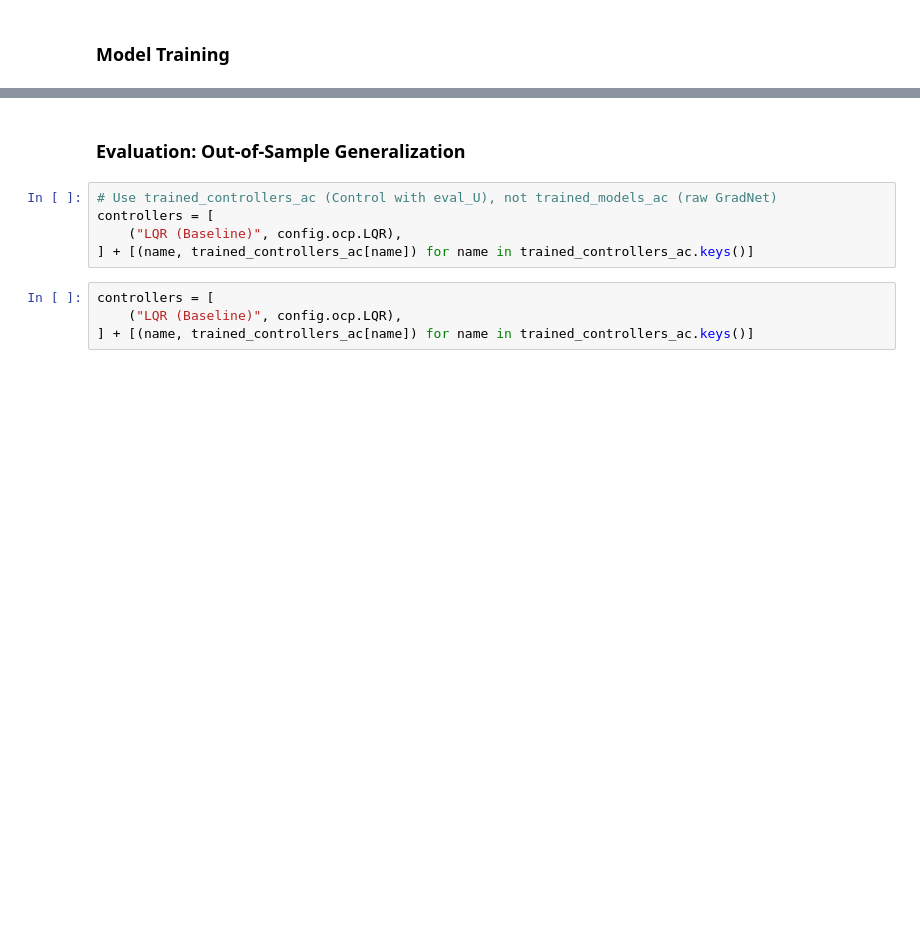
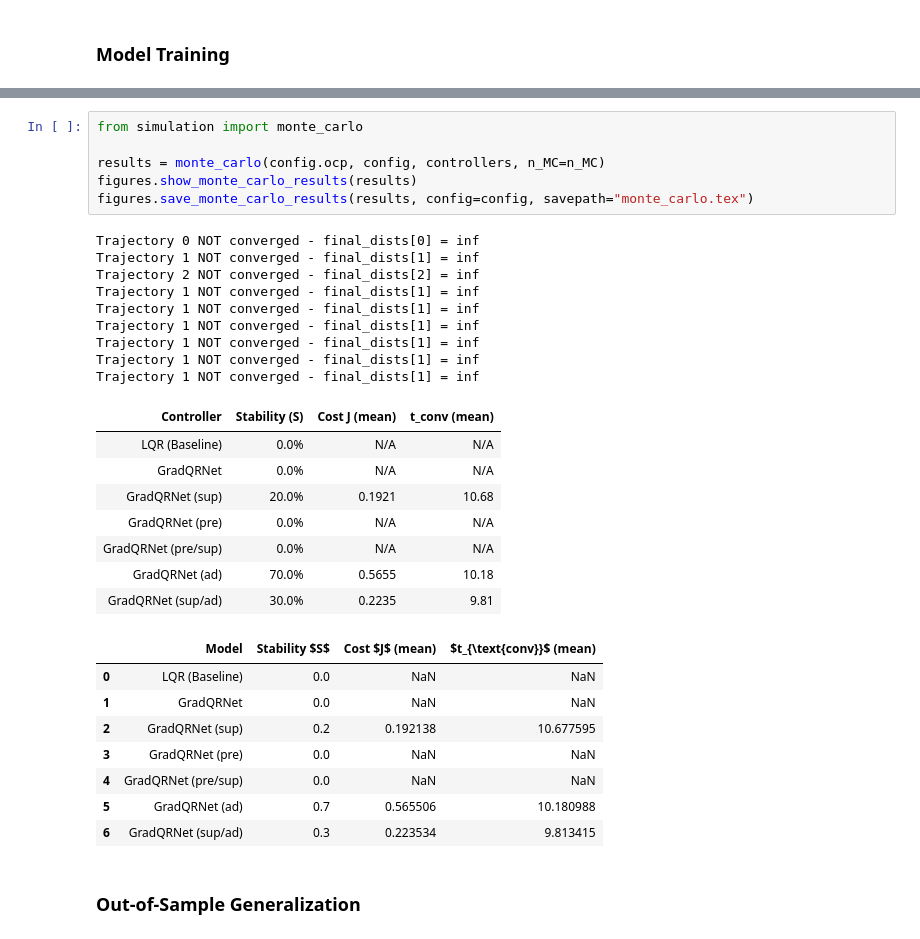
Before and after one commit to flosoellner/AdHoc, a Jupyter notebook: experiments/allen_cahn.ipynb, the cells around one changed output, grey strips where cells are left out. Saved outputs shown, nothing was run; the diff lists cells and outputs as text; blank space fills up the shorter version.

```diff
--- a/experiments/allen_cahn.ipynb
+++ b/experiments/allen_cahn.ipynb
@@ -125,11 +145,34 @@ Training: GradQRNet (sup/ad)
+# %%
+from simulation import monte_carlo
+
+results = monte_carlo(config.ocp, config, controllers, n_MC=n_MC)
+figures.show_monte_carlo_results(results)
+figures.save_monte_carlo_results(results, config=config, savepath="monte_carlo.tex")
+# %% [output]
+Trajectory 0 NOT converged - final_dists[0] = inf
+Trajectory 1 NOT converged - final_dists[1] = inf
+Trajectory 2 NOT converged - final_dists[2] = inf
+Trajectory 1 NOT converged - final_dists[1] = inf
+Trajectory 1 NOT converged - final_dists[1] = inf
+Trajectory 1 NOT converged - final_dists[1] = inf
+Trajectory 1 NOT converged - final_dists[1] = inf
+Trajectory 1 NOT converged - final_dists[1] = inf
+Trajectory 1 NOT converged - final_dists[1] = inf
+| Controller | Stability (S) | Cost J (mean) | t_conv (mean) |
+| LQR (Baseline) | 0.0% | N/A | N/A |
+| GradQRNet | 0.0% | N/A | N/A |
+| GradQRNet (sup) | 20.0% | 0.1921 | 10.68 |
+| GradQRNet (pre) | 0.0% | N/A | N/A |
+| GradQRNet (pre/sup) | 0.0% | N/A | N/A |
+| GradQRNet (ad) | 70.0% | 0.5655 | 10.18 |
+| GradQRNet (sup/ad) | 30.0% | 0.2235 | 9.81 |
+|  | Model | Stability $S$ | Cost $J$ (mean) | $t_{\text{conv}}$ (mean) |
+| 0 | LQR (Baseline) | 0.0 | NaN | NaN |
+| 1 | GradQRNet | 0.0 | NaN | NaN |
+| 2 | GradQRNet (sup) | 0.2 | 0.192138 | 10.677595 |
+| 3 | GradQRNet (pre) | 0.0 | NaN | NaN |
+| 4 | GradQRNet (pre/sup) | 0.0 | NaN | NaN |
+| 5 | GradQRNet (ad) | 0.7 | 0.565506 | 10.180988 |
+| 6 | GradQRNet (sup/ad) | 0.3 | 0.223534 | 9.813415 |
 # %% [markdown]
-### Evaluation: Out-of-Sample Generalization
+### Out-of-Sample Generalization
-# %%
-# Use trained_controllers_ac (Control with eval_U), not trained_models_ac (raw GradNet)
-controllers = [
-    ("LQR (Baseline)", config.ocp.LQR),
-] + [(name, trained_controllers_ac[name]) for name in trained_controllers_ac.keys()]
-# %%
-controllers = [
-    ("LQR (Baseline)", config.ocp.LQR),
-] + [(name, trained_controllers_ac[name]) for name in trained_controllers_ac.keys()]
```
Also changed, not shown: parts of 22 cells of this notebook, 16 other files.
